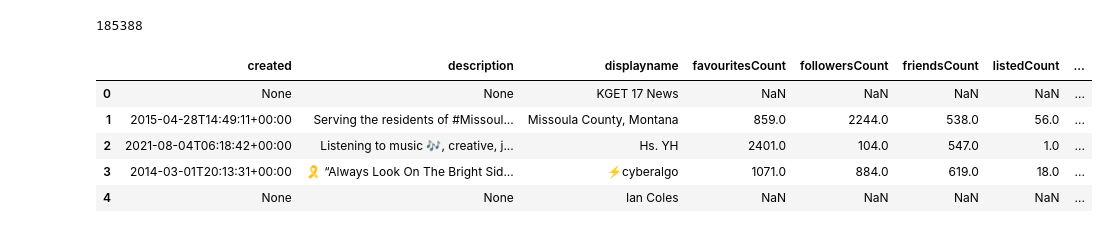
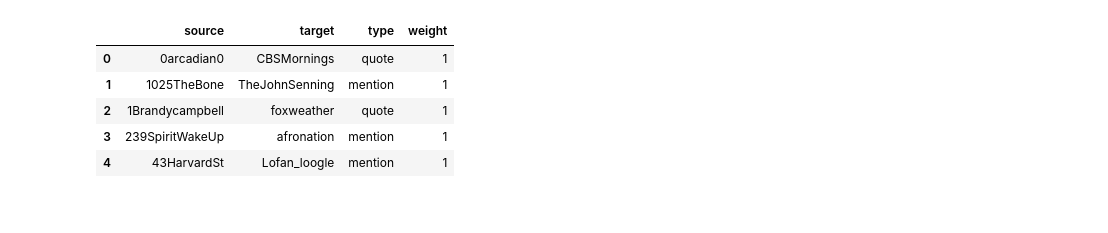
Before and after one commit to datadoctor100/twitter_analysis, a Jupyter notebook: tweetology.ipynb, the cells around one changed output. Cells and saved outputs as stored; diff of their text form; code cells hidden in the pictures.

```diff
--- a/tweetology.ipynb
+++ b/tweetology.ipynb
@@ -59,7 +46,7 @@ To adjust logging level use sc.setLogLevel(newLevel). For SparkR, use setLogLeve
 # %%
 # Read
-df = spark.read.json('/home/dataguy/data/us_news_tweets.json').drop('_type', 'cashtags', 'conversationId', 'id', 'inReplyToTweetId', 'media', 'outLinks', 'renderedContent', 'sourceUrl', 'tcooutlinks', 'url')
+df = spark.read.json('/home/dataguy/data/us_news_tweets.json')
 df1 = df.withColumn('username', col('user.username')).withColumn('country', col('place.country')).withColumn('country_cd', col('place.countryCode'))
-df2 = df1.withColumn('quoted', col('quotedTweet.user.username')).withColumn('mentions', col('mentionedUsers.username')).withColumn('reply_to', col('inReplyToUser.username')).drop('user', 'coordinates', 'place', 'quotedTweet', 'inReplyToUser', 'mentionedUsers', 'renderedContent', 'id', 'media', 'outlinks', '_type', 'cashtags', 'conversationId', 'inReplyToTweetId', 'source', 'sourceUrl', 'sourceLabel', 'tcooutlinks', 'url', 'country', 'lang', 'retweetedTweet')
-df3 = df2.filter("country == 'United States'").toPandas()
+df2 = df1.withColumn('quoted', col('quotedTweet.user.username')).withColumn('mentions', col('mentionedUsers.username')).withColumn('reply_to', col('inReplyToUser.username')).drop('inReplyToUser', 'mentionedUsers', 'renderedContent', 'id', 'media', 'outlinks', '_type', 'cashtags', 'conversationId', 'inReplyToTweetId', 'source', 'sourceUrl', 'sourceLabel', 'tcooutlinks', 'url', 'country', 'lang', 'retweetedTweet', 'user', 'coordinates', 'place', 'quotedTweet').filter("country == 'United States'")
+df3 = df2.toPandas()
 df4 = df3.set_index(pd.DatetimeIndex(df3['date'])).drop('date', axis = 1)
@@ -202,2 +114,4 @@ edgs = pd.DataFrame(edges, columns = ['source', 'target', 'type'])
 # %%
-e1 = edgs.groupby(['source', 'target', 'type']).size().reset_index().rename({0: 'weight'}, axis = 1)
+e = pd.DataFrame(edges, columns = ['source', 'target', 'type'])
+e1 = e.groupby(['source', 'target', 'type']).size().reset_index().rename({0: 'weight'}, axis = 1)
+e2 = e1[e1['source'].str.strip() != e1['target'].str.strip()]
@@ -220,4 +117,0 @@ e2.sort_values('weight', ascending = False).head(n = 10)
-# %%
-e2.shape[0]
-# %% [output]
-185388
@@ -229,9 +118,9 @@ users = pd.DataFrame(df.select('inReplyToUser.*').distinct().toPandas()).drop(['
 # %%
-users.head()
+e2.head()
 # %% [output]
-|  | created | description | displayname | favouritesCount | followersCount | friendsCount | listedCount | ... |
-| 0 | None | None | KGET 17 News | NaN | NaN | NaN | NaN | ... |
-| 1 | 2015-04-28T14:49:11+00:00 | Serving the residents of #Missoul... | Missoula County, Montana | 859.0 | 2244.0 | 538.0 | 56.0 | ... |
-| 2 | 2021-08-04T06:18:42+00:00 | Listening to music 🎶, creative, j... | Hs. YH | 2401.0 | 104.0 | 547.0 | 1.0 | ... |
-| 3 | 2014-03-01T20:13:31+00:00 | 🎗️ “Always Look On The Bright Sid... | ⚡️cyberalgo | 1071.0 | 884.0 | 619.0 | 18.0 | ... |
-| 4 | None | None | Ian Coles | NaN | NaN | NaN | NaN | ... |
+|  | source | target | type | weight |
+| 0 | 0arcadian0 | CBSMornings | quote | 1 |
+| 1 | 1025TheBone | TheJohnSenning | mention | 1 |
+| 2 | 1Brandycampbell | foxweather | quote | 1 |
+| 3 | 239SpiritWakeUp | afronation | mention | 1 |
+| 4 | 43HarvardSt | Lofan_loogle | mention | 1 |
```
Also changed, not shown: parts of 36 cells of this notebook, 1 other file.
